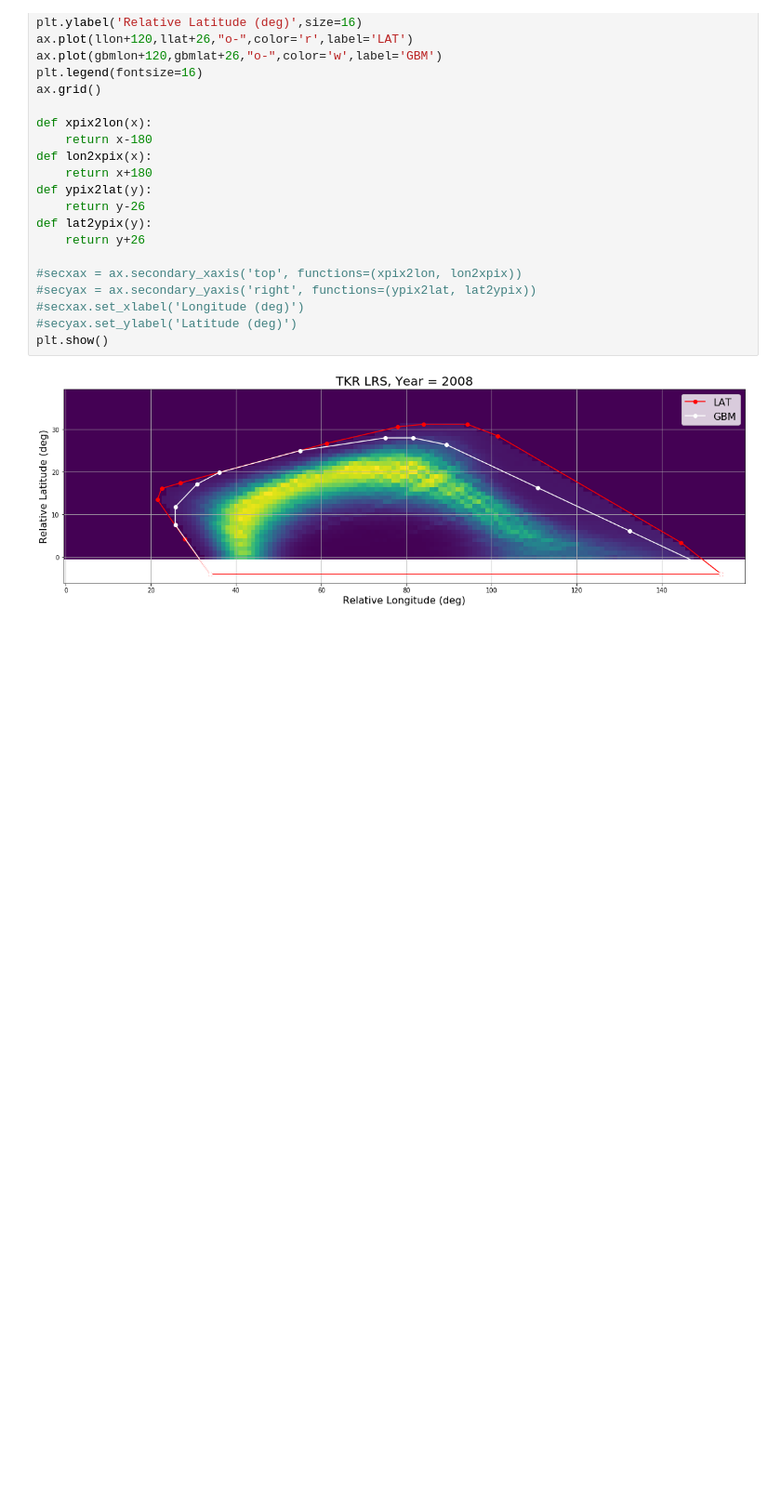
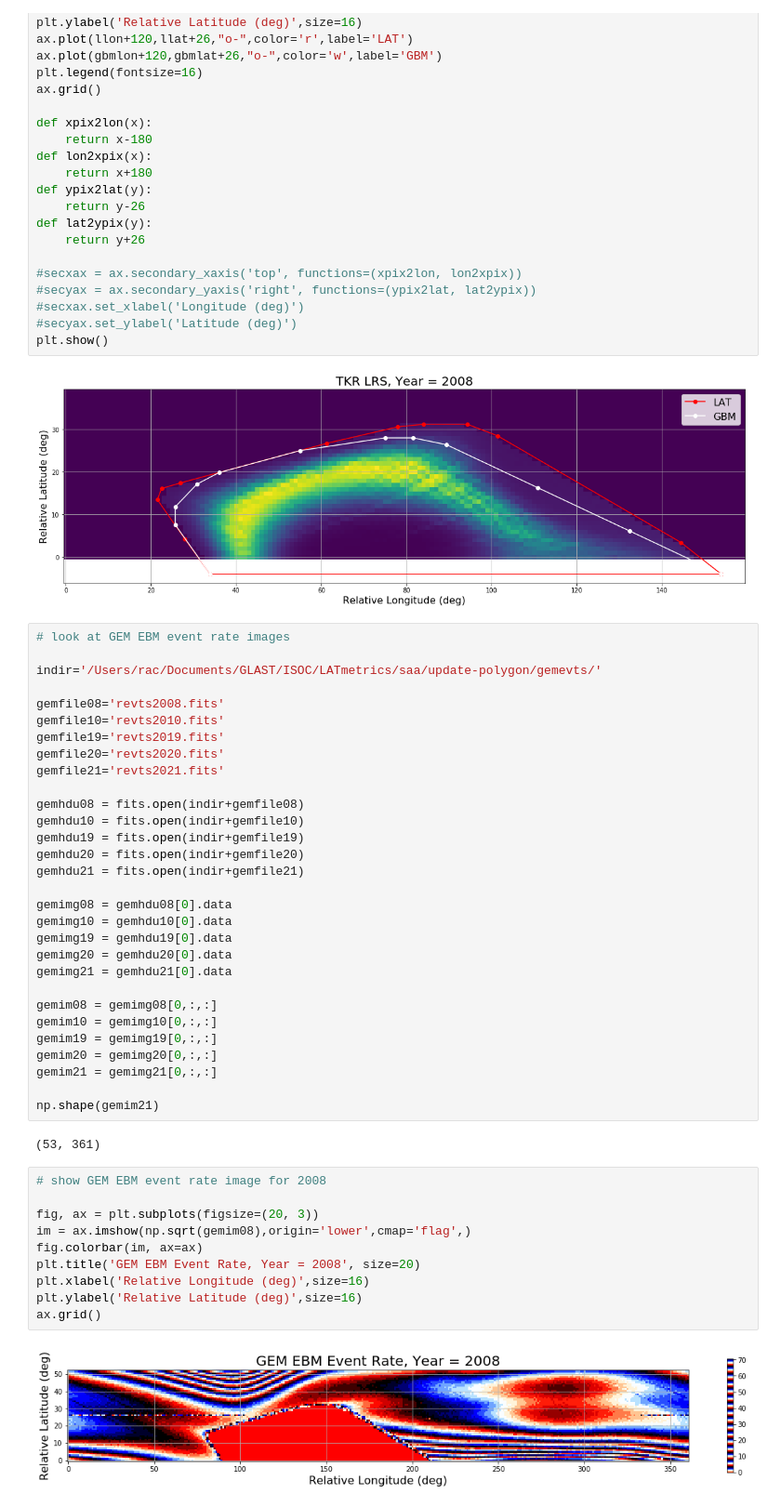
Before and after one commit to rac101/LATmetrics, a Jupyter notebook: SAApolyset/TKR_LRS_SAA_Polygon_Check.ipynb, the cells around one changed output. Shown at 93% size. Drawn from its saved outputs; the diff is of its cells as text; blank space fills up the shorter version.

```diff
--- a/SAApolyset/TKR_LRS_SAA_Polygon_Check.ipynb
+++ b/SAApolyset/TKR_LRS_SAA_Polygon_Check.ipynb
@@ -385,3 +394,47 @@ def lat2ypix(y):
 plt.show()
 # %% [output]
 [figure]
+# %%
+# look at GEM EBM event rate images
+
+indir='/Users/rac/Documents/GLAST/ISOC/LATmetrics/saa/update-polygon/gemevts/'
+
+gemfile08='revts2008.fits'
+gemfile10='revts2010.fits'
+gemfile19='revts2019.fits'
+gemfile20='revts2020.fits'
+gemfile21='revts2021.fits'
+
+gemhdu08 = fits.open(indir+gemfile08)
+gemhdu10 = fits.open(indir+gemfile10)
+gemhdu19 = fits.open(indir+gemfile19)
+gemhdu20 = fits.open(indir+gemfile20)
+gemhdu21 = fits.open(indir+gemfile21)
+
+gemimg08 = gemhdu08[0].data
+gemimg10 = gemhdu10[0].data
+gemimg19 = gemhdu19[0].data
+gemimg20 = gemhdu20[0].data
+gemimg21 = gemhdu21[0].data
+
+gemim08 = gemimg08[0,:,:]
+gemim10 = gemimg10[0,:,:]
+gemim19 = gemimg19[0,:,:]
+gemim20 = gemimg20[0,:,:]
+gemim21 = gemimg21[0,:,:]
+
+np.shape(gemim21)
+# %% [output]
+(53, 361)
+# %%
+# show GEM EBM event rate image for 2008
+
+fig, ax = plt.subplots(figsize=(20, 3))
+im = ax.imshow(np.sqrt(gemim08),origin='lower',cmap='flag',)
+fig.colorbar(im, ax=ax)
+plt.title('GEM EBM Event Rate, Year = 2008', size=20)
+plt.xlabel('Relative Longitude (deg)',size=16)
+plt.ylabel('Relative Latitude (deg)',size=16)
+ax.grid()
+# %% [output]
+[figure, added]
```
Also changed, not shown: parts of 9 cells of this notebook, 4 other files.
